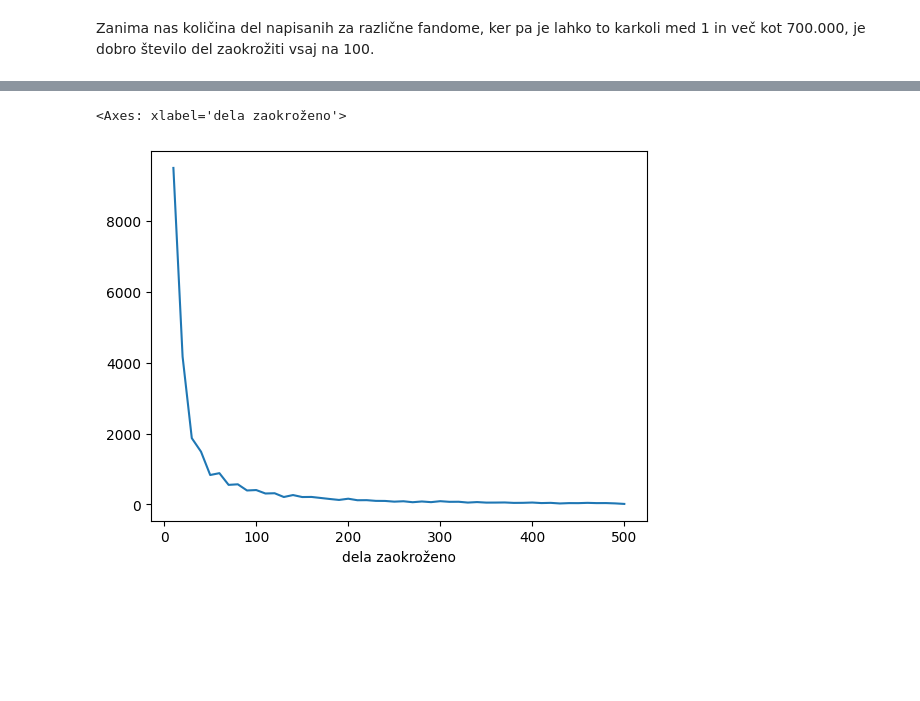
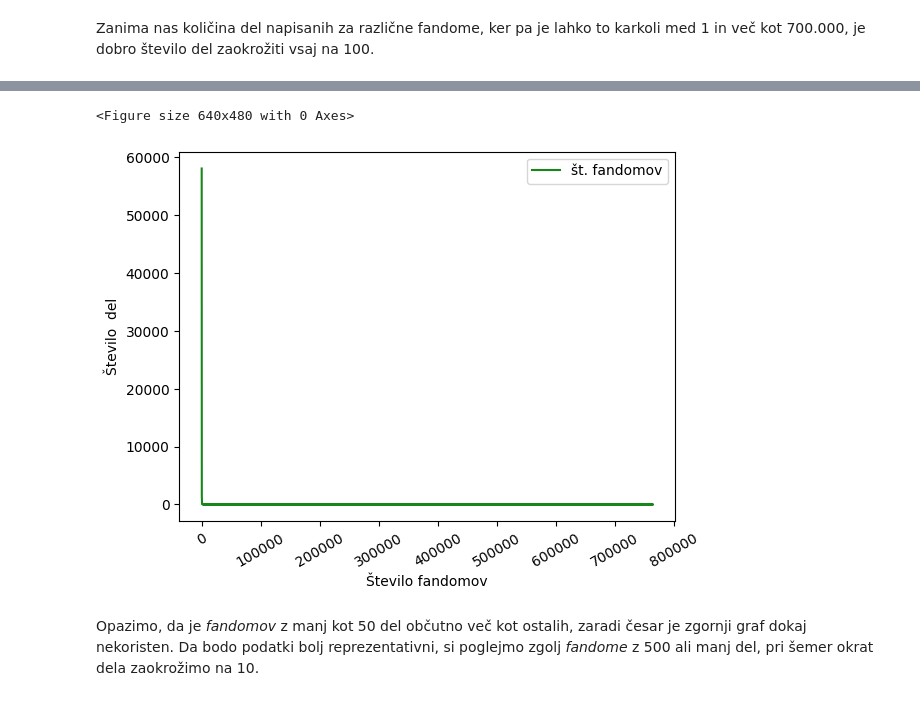
Before and after one commit to nivesgosnjak/uvp_projektna, a Jupyter notebook: analiza_podatkov.ipynb, the cells around one changed output, grey strips where cells are left out. Saved outputs shown, nothing was run; the diff lists cells and outputs as text; code cells hidden in the pictures; blank space fills up the shorter version.

```diff
--- a/analiza_podatkov.ipynb
+++ b/analiza_podatkov.ipynb
@@ -134,5 +140,8 @@ def zaokroži_100(x):
     return round(x, -2)
 dela_zaokroženo=fandomi['število del'].apply(zaokroži_100)
 fandomi['dela zaokroženo']=dela_zaokroženo
-fandomi.groupby('dela zaokroženo').size()
+dela_100=fandomi['dela zaokroženo'].value_counts().to_frame()
+dela_100.rename(columns={'count': 'št. fandomov'}, inplace=True)
+dela_100.reset_index(inplace=True)
+dela_100
 # %% [output]
@@ -174,13 +161,13 @@ fandomi[fandomi['dela zaokroženo']>1000]
-# %%
-# tisti, ki majo do 500 myb? jih damo po deset zaokrožit pa napisat en lineplot
-# uglavnem bomo še vidli ane
-manjši_fandomi=fandomi[fandomi['število del']<=500].copy()
-def zaokroži_10(x):
-    return round(x,-1)
-dela_zaokroženo_10=manjši_fandomi['število del'].apply(zaokroži_10)
-manjši_fandomi['dela zaokroženo']=dela_zaokroženo_10
-manjši_fandomi.sort_values('število del', inplace=True, ascending=False)
-manjši_fandomi[manjši_fandomi['dela zaokroženo']>0].groupby('dela zaokroženo').size().plot()
-# %% [output]
-<Axes: xlabel='dela zaokroženo'>
-[figure, removed]
+# %%
+
+plt.figure()
+graf=dela_100.plot(kind='line',y='št. fandomov',x='dela zaokroženo' , color='#178719')
+graf.set_ylabel('Število  del')
+graf.set_xlabel('Število fandomov')
+plt.xticks(rotation=30)
+plt.show()
+# %% [output]
+<Figure size 640x480 with 0 Axes>
+[figure, added]
+# %% [markdown]
+Opazimo, da je *fandomov* z manj kot 50 del občutno več kot ostalih, zaradi česar je zgornji graf dokaj nekoristen. Da bodo podatki bolj reprezentativni, si poglejmo zgolj *fandome* z 500 ali manj del, pri šemer okrat dela zaokrožimo na 10.
```
Also changed, not shown: parts of 29 cells of this notebook, 1 other file.
